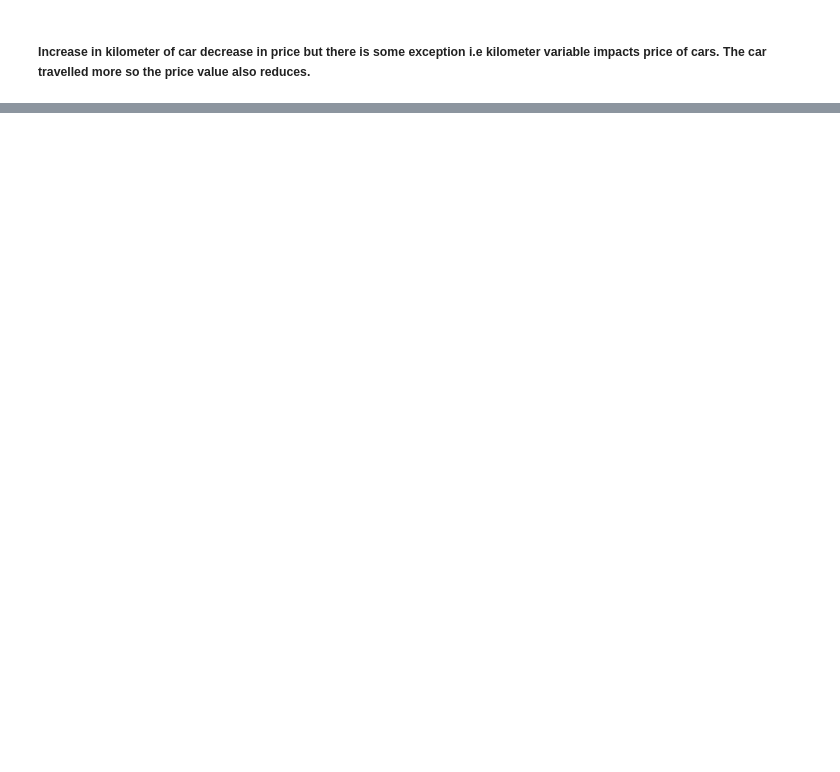
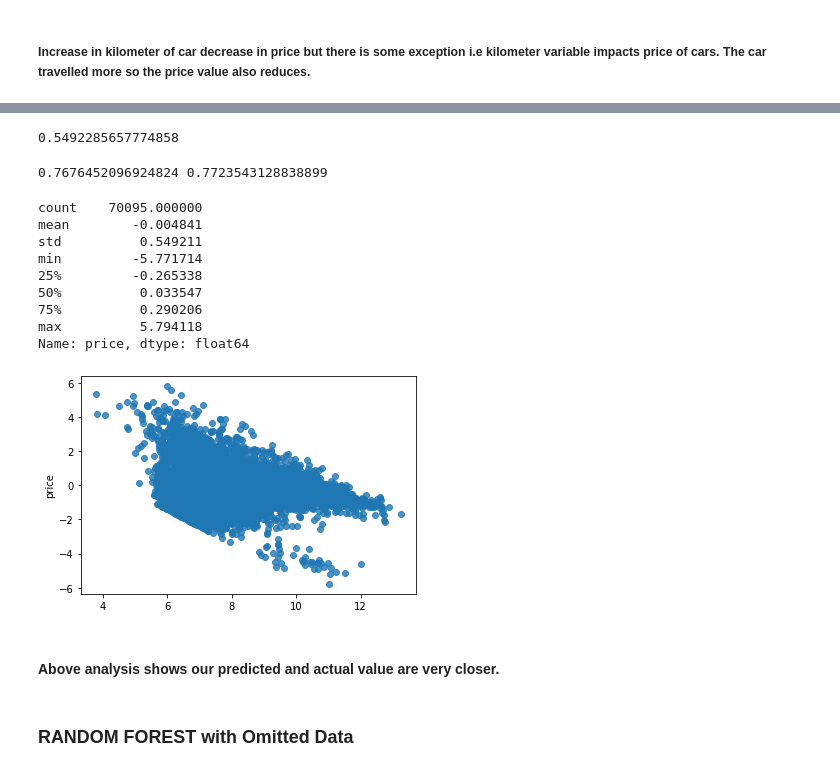
Before and after one commit to ShuklaPrashant21/Machine-Learning-Projects, a Jupyter notebook: User Car Database/Cars_Price_Prediction.ipynb, the cells around one changed output, grey strips where cells are left out. Cells and saved outputs as stored; diff of their text form; code cells hidden in the pictures; blank space fills up the shorter version.

```diff
--- a/User Car Database/Cars_Price_Prediction.ipynb
+++ b/User Car Database/Cars_Price_Prediction.ipynb
@@ -258,0 +705,44 @@ cars_select1.corr().loc[:,'price'].abs().sort_values(ascending=False)[1:]
+# %%
+## Setting intercept as true
+lgr = LinearRegression(fit_intercept =True)
+# %%
+## MODEL
+model_lin1 = lgr.fit(x_train, y_train)
+# %%
+## Predicting model on test set
+cars_predictions_lin1 = lgr.predict(x_test)
+# %%
+## Computing MSE and RMSE
+lin_mse1 = mean_squared_error(y_test, cars_predictions_lin1)
+lin_rmse1 = np.sqrt(lin_mse1)
+print(lin_rmse1)
+# %% [output]
+0.5492285657774858
+# %%
+## R squared value
+r2_lin_test1 = model_lin1.score(x_test, y_test)
+r2_lin_train1 = model_lin1.score(x_train, y_train)
+print(r2_lin_test1, r2_lin_train1)
+# %% [output]
+0.7676452096924824 0.7723543128838899
+# %%
+## Regression diagnostics :- Resident plot analysis
+## It is differnce test data and your prediction. It is just difference between actual & predicted value.
+residuals1 = y_test - cars_predictions_lin1
+sns.regplot(x = cars_predictions_lin1, y=residuals1, scatter=True, fit_reg=False, data=cars_copy)
+residuals1.describe()
+# %% [output]
+count    70095.000000
+mean        -0.004841
+std          0.549211
+min         -5.771714
+25%         -0.265338
+50%          0.033547
+75%          0.290206
+max          5.794118
+Name: price, dtype: float64
+[figure, added]
+# %% [markdown]
+#### Above analysis shows our predicted and actual value are very closer.
+# %% [markdown]
+### RANDOM FOREST with Omitted Data
```
Also changed, not shown: parts of 113 cells of this notebook.
